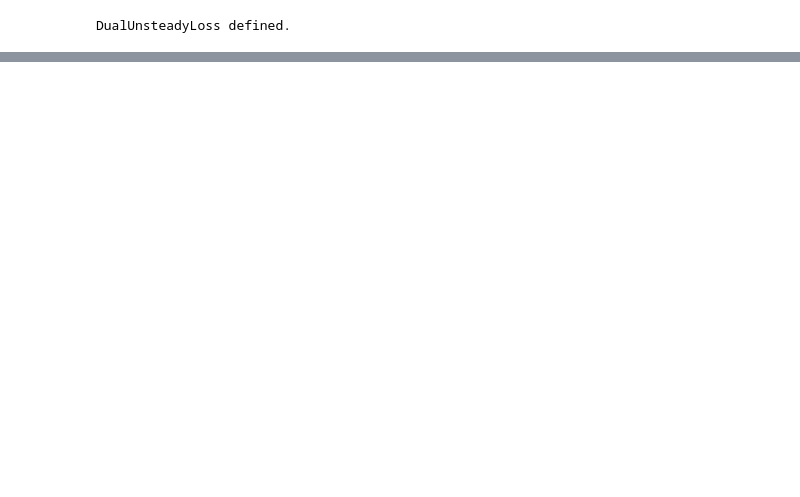
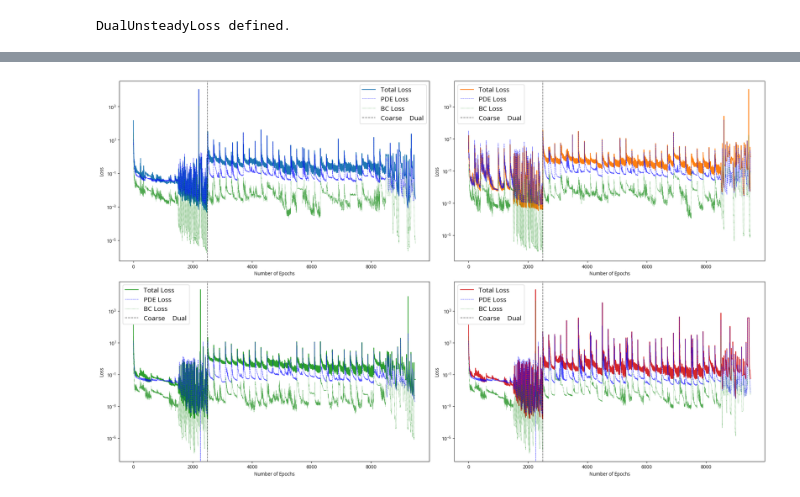
Before and after one commit to Lofty-Brambles/qsnippets, a Jupyter notebook: 07_cd_nozzle/variants/unsteady-cd-addpinn.ipynb, the cells around one changed output, grey strips where cells are left out. Drawn from its saved outputs; the diff is of its cells as text; code cells hidden in the pictures; blank space fills up the shorter version.

```diff
--- a/07_cd_nozzle/variants/unsteady-cd-addpinn.ipynb
+++ b/07_cd_nozzle/variants/unsteady-cd-addpinn.ipynb
@@ -39,10 +38,11 @@ EVAL_PRED_POINTS = 2000  # number of points to evaluate the final solution
 
 # ── shock detection hyper-parameters ──────────────────────────────────────────
 SHOCK_DET_POINTS = 2000
-SHOCK_DET_ADAM_EPOCHS = 2000
-SHOCK_DET_LBFGS_EPOCHS = 500
+SHOCK_DET_ADAM_EPOCHS = 1500
+SHOCK_DET_LBFGS_EPOCHS = 1000
 SHOCK_DET_ADAM_LR = 1e-3
 SHOCK_DET_RESAMPLE_EVERY = 200
+SHOCK_DET_LBFGS_RESAMPLE_EVERY = 25
 SHOCK_DET_PRINT_EVERY = 500
 SHOCK_DET_GRAD_CLIP = 1.0
 SHOCK_DET_BC_WEIGHT = 10.0
@@ -51,11 +51,13 @@ SHOCK_FORMATION_TOL = 1e-1
 # ── dual-network hyper-parameters ─────────────────────────────────────────────
 DUAL_NET_POINTS = 1000
 DUAL_NET_TIME_SAMPLES = 200
-DUAL_NET_ADAM_EPOCHS = 7000
-DUAL_NET_LBFGS_EPOCHS = 500
+DUAL_NET_ADAM_EPOCHS = 6000
+DUAL_NET_LBFGS_EPOCHS = 1000
 DUAL_NET_ADAM_LR = 1e-3
 DUAL_NET_SHOCK_LR = 1e-4
 DUAL_NET_RESAMPLE_EVERY = 200
+DUAL_NET_LBFGS_RESAMPLE_EVERY = 50
+DUAL_MAX_CONSECUTIVE_NAN = 5
 DUAL_NET_PRINT_EVERY = 500
 DUAL_NET_GRAD_CLIP = 1.0
 DUAL_NET_BC_WEIGHT = 10.0
@@ -2006,32 +2221,34 @@ def combine_coarse_and_dual(coarse_hist, dual_hist):
 def plot_configs(configs, ax_slice):
     for ax, (coarse_hist, dual_hist, _, color) in zip(ax_slice, configs):
         dl, split_at = combine_coarse_and_dual(coarse_hist, dual_hist)
         epochs = np.arange(len(dl))
         # plot pde summed and bc summed
         dl[:, 1] += dl[:, 2]   # PDE L + PDE R
         dl[:, 3] += dl[:, 4]   # BC L + BC R
         ax.semilogy(epochs, dl[:, 0], color=color,    lw=1.5,           label="Total Loss")
         ax.semilogy(epochs, dl[:, 1], color="blue",   lw=0.8, ls="--", alpha=0.7, label="PDE Loss")
         ax.semilogy(epochs, dl[:, 3], color="green",  lw=0.8, ls=":",  alpha=0.7, label="BC Loss")
         ax.axvline(split_at, color="black", lw=1.2, ls="--", alpha=0.6, label="Coarse → Dual")
         ax.set_xlabel("Number of Epochs"); ax.set_ylabel("Loss") #; ax.set_title(label)
         ax.grid(False)
         ax.legend(fontsize=14)
 
-fig, axes = plt.subplots(2, 2, figsize=(12, 20))
+fig, axes = plt.subplots(2, 2, figsize=(20, 12))
 
 configs_1 = [
     (shock_det_history_A, dual_history_A, "Variant A — from scratch",                "tab:blue"),
     (shock_det_history_B, dual_history_B, "Variant B — warm-start coarse to coarse", "tab:orange"),
 ]
 configs_2 = [
     (shock_det_history, loss_history_C, "Variant C — warm-start coarse to dual",   "tab:green"),
     (shock_det_history, loss_history_D, "Variant D — warm-start dual to dual",     "tab:red"),
 ]
 
 plot_configs(configs_1, axes[0])
 plot_configs(configs_2, axes[1])
 
 plt.tight_layout()
 plt.show()
+# %% [output]
+[figure, added]
 # %%
```
Also changed, not shown: parts of 22 cells of this notebook, 14 other files.
